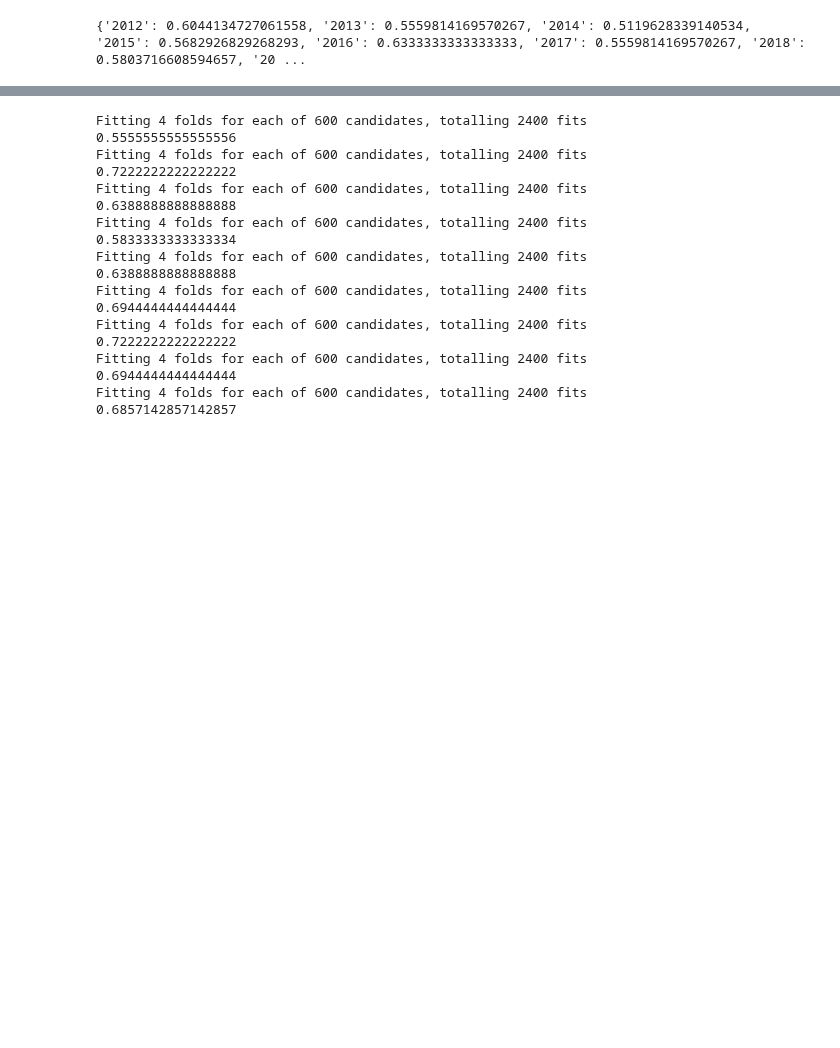
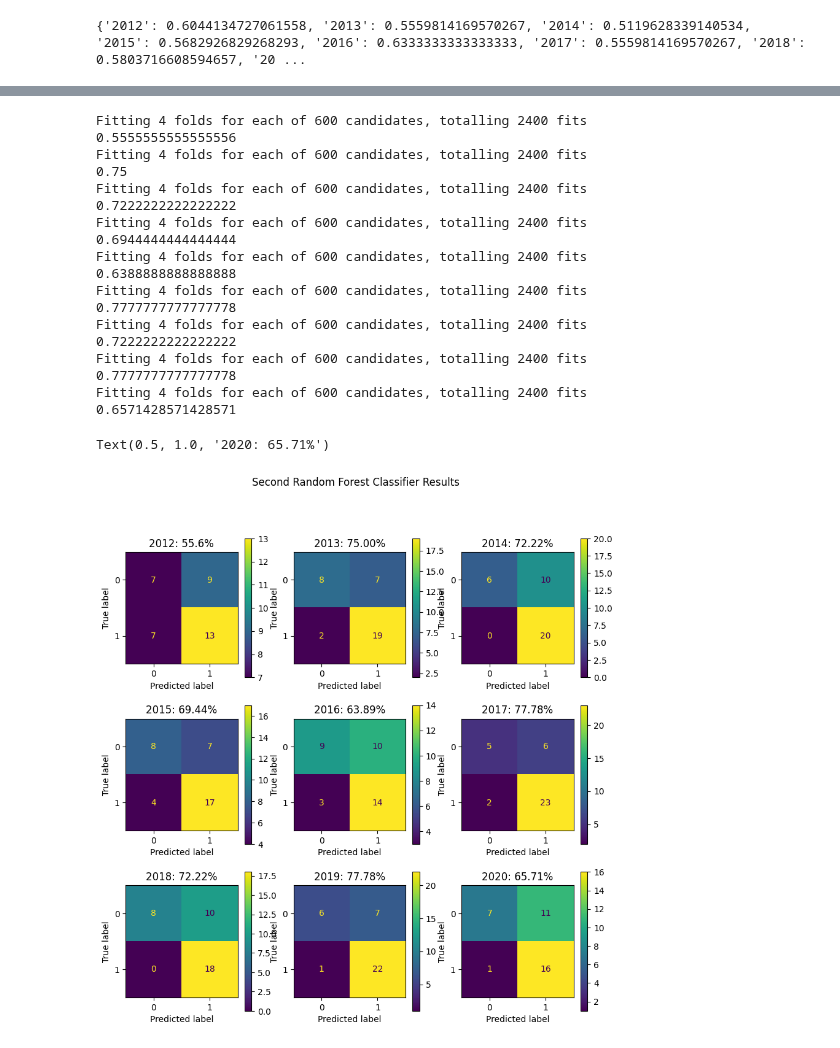
Before and after one commit to TomGallagher98/Thomas_Gallagher_Thesis, a Jupyter notebook: Data/AFL_Stats/FeatureEngineering.ipynb, the cells around one changed output, grey strips where cells are left out. Saved outputs shown, nothing was run; the diff lists cells and outputs as text; code cells hidden in the pictures; blank space fills up the shorter version.

Commit message:
finalised results

```diff
--- a/Data/AFL_Stats/FeatureEngineering.ipynb
+++ b/Data/AFL_Stats/FeatureEngineering.ipynb
@@ -478,7 +494,7 @@ m_2018.plot(ax=ax[2][0]), m_2019.plot(ax=ax[2][1]), m_2020.plot(ax=ax[2][2])
 # %%
 from sklearn.model_selection import RandomizedSearchCV, GridSearchCV
 grid={
-    'criterion':        ['entropy','ginz   i'],
+    'criterion':        ['entropy','gini'],
     'min_samples_split':[3, 5, 7, 9, 10],
     'min_samples_leaf': [8, 9, 10, 11, 12],
     'max_features':     [0.5, "sqrt", "log2", 0.8],
@@ -497,42 +513,63 @@ model_2_2020 = GridSearchCV(estimator=RandomForestClassifier(),param_grid=grid,c
 
 
 model_2_2012.fit(x_train_2012, y_train_2012)
-m2_2012 = print_score(model_2_2012, x_train_2012, y_train_2012, x_valid_2012, y_valid_2012)
+m2_2012, acc_model_2_2012 = print_score(model_2_2012, x_train_2012, y_train_2012, x_valid_2012, y_valid_2012)
 model_2_2013.fit(x_train_2013, y_train_2013)
-m2_2013 = print_score(model_2_2013, x_train_2013, y_train_2013, x_valid_2013, y_valid_2013)
+m2_2013, acc_model_2_2013 = print_score(model_2_2013, x_train_2013, y_train_2013, x_valid_2013, y_valid_2013)
 model_2_2014.fit(x_train_2014, y_train_2014)
-m2_2014 = print_score(model_2_2014, x_train_2014, y_train_2014, x_valid_2014, y_valid_2014)
+m2_2014, acc_model_2_2014 = print_score(model_2_2014, x_train_2014, y_train_2014, x_valid_2014, y_valid_2014)
 model_2_2015.fit(x_train_2015, y_train_2015)
-m2_2015 = print_score(model_2_2015, x_train_2015, y_train_2015, x_valid_2015, y_valid_2015)
+m2_2015, acc_model_2_2015 = print_score(model_2_2015, x_train_2015, y_train_2015, x_valid_2015, y_valid_2015)
 model_2_2016.fit(x_train_2016, y_train_2016)
-m2_2016 = print_score(model_2_2016, x_train_2016, y_train_2016, x_valid_2016, y_valid_2016)
+m2_2016, acc_model_2_2016 = print_score(model_2_2016, x_train_2016, y_train_2016, x_valid_2016, y_valid_2016)
 model_2_2017.fit(x_train_2017, y_train_2017)
-m2_2017 = print_score(model_2_2017, x_train_2017, y_train_2017, x_valid_2017, y_valid_2017)
+m2_2017, acc_model_2_2017 = print_score(model_2_2017, x_train_2017, y_train_2017, x_valid_2017, y_valid_2017)
 model_2_2018.fit(x_train_2018, y_train_2018)
-m2_2018 = print_score(model_2_2018, x_train_2018, y_train_2018, x_valid_2018, y_valid_2018)
+m2_2018, acc_model_2_2018 = print_score(model_2_2018, x_train_2018, y_train_2018, x_valid_2018, y_valid_2018)
 model_2_2019.fit(x_train_2019, y_train_2019)
-m2_2019 = print_score(model_2_2019, x_train_2019, y_train_2019, x_valid_2019, y_valid_2019)
+m2_2019, acc_model_2_2019 = print_score(model_2_2019, x_train_2019, y_train_2019, x_valid_2019, y_valid_2019)
 model_2_2020.fit(x_train_2020, y_train_2020)
-m2_2020 = print_score(model_2_2020, x_train_2020, y_train_2020, x_valid_2020, y_valid_2020)
+m2_2020, acc_model_2_2020 = print_score(model_2_2020, x_train_2020, y_train_2020, x_valid_2020, y_valid_2020)
 # %% [output]
 Fitting 4 folds for each of 600 candidates, totalling 2400 fits
 0.5555555555555556
 Fitting 4 folds for each of 600 candidates, totalling 2400 fits
-0.7222222222222222
-Fitting 4 folds for each of 600 candidates, totalling 2400 fits
-0.6388888888888888
-Fitting 4 folds for each of 600 candidates, totalling 2400 fits
-0.5833333333333334
-Fitting 4 folds for each of 600 candidates, totalling 2400 fits
-0.6388888888888888
-Fitting 4 folds for each of 600 candidates, totalling 2400 fits
-0.6944444444444444
+0.75
 Fitting 4 folds for each of 600 candidates, totalling 2400 fits
 0.7222222222222222
 Fitting 4 folds for each of 600 candidates, totalling 2400 fits
 0.6944444444444444
 Fitting 4 folds for each of 600 candidates, totalling 2400 fits
-0.6857142857142857
+0.6388888888888888
+Fitting 4 folds for each of 600 candidates, totalling 2400 fits
+0.7777777777777778
+Fitting 4 folds for each of 600 candidates, totalling 2400 fits
+0.7222222222222222
+Fitting 4 folds for each of 600 candidates, totalling 2400 fits
+0.7777777777777778
+Fitting 4 folds for each of 600 candidates, totalling 2400 fits
+0.6571428571428571
+# %%
+fig, ax = plt.subplots(3,3)
+fig.set_figheight(10)
+fig.set_figwidth(10)
+fig.suptitle('Second Random Forest Classifier Results')
+m2_2012.plot(ax=ax[0][0]), m2_2013.plot(ax=ax[0][1]), m2_2014.plot(ax=ax[0][2])
+m2_2015.plot(ax=ax[1][0]), m2_2016.plot(ax=ax[1][1]), m2_2017.plot(ax=ax[1][2])
+m2_2018.plot(ax=ax[2][0]), m2_2019.plot(ax=ax[2][1]), m2_2020.plot(ax=ax[2][2])
+
+ax[0][0].set_title(f'2012: {"{:.1f}".format(acc_model_2_2012*100)}%')
+ax[0][1].set_title(f'2013: {"{:.2f}".format(acc_model_2_2013*100)}%')
+ax[0][2].set_title(f'2014: {"{:.2f}".format(acc_model_2_2014*100)}%')
+ax[1][0].set_title(f'2015: {"{:.2f}".format(acc_model_2_2015*100)}%')
+ax[1][1].set_title(f'2016: {"{:.2f}".format(acc_model_2_2016*100)}%')
+ax[1][2].set_title(f'2017: {"{:.2f}".format(acc_model_2_2017*100)}%')
+ax[2][0].set_title(f'2018: {"{:.2f}".format(acc_model_2_2018*100)}%')
+ax[2][1].set_title(f'2019: {"{:.2f}".format(acc_model_2_2019*100)}%')
+ax[2][2].set_title(f'2020: {"{:.2f}".format(acc_model_2_2020*100)}%')
+# %% [output]
+Text(0.5, 1.0, '2020: 65.71%')
+[figure, added]
 # %%
 m1 = model_2_2012.best_estimator_.get_params()
 m2 = model_2_2013.best_estimator_.get_params()
```
Also changed, not shown: parts of 15 cells of this notebook, 23 other files.
